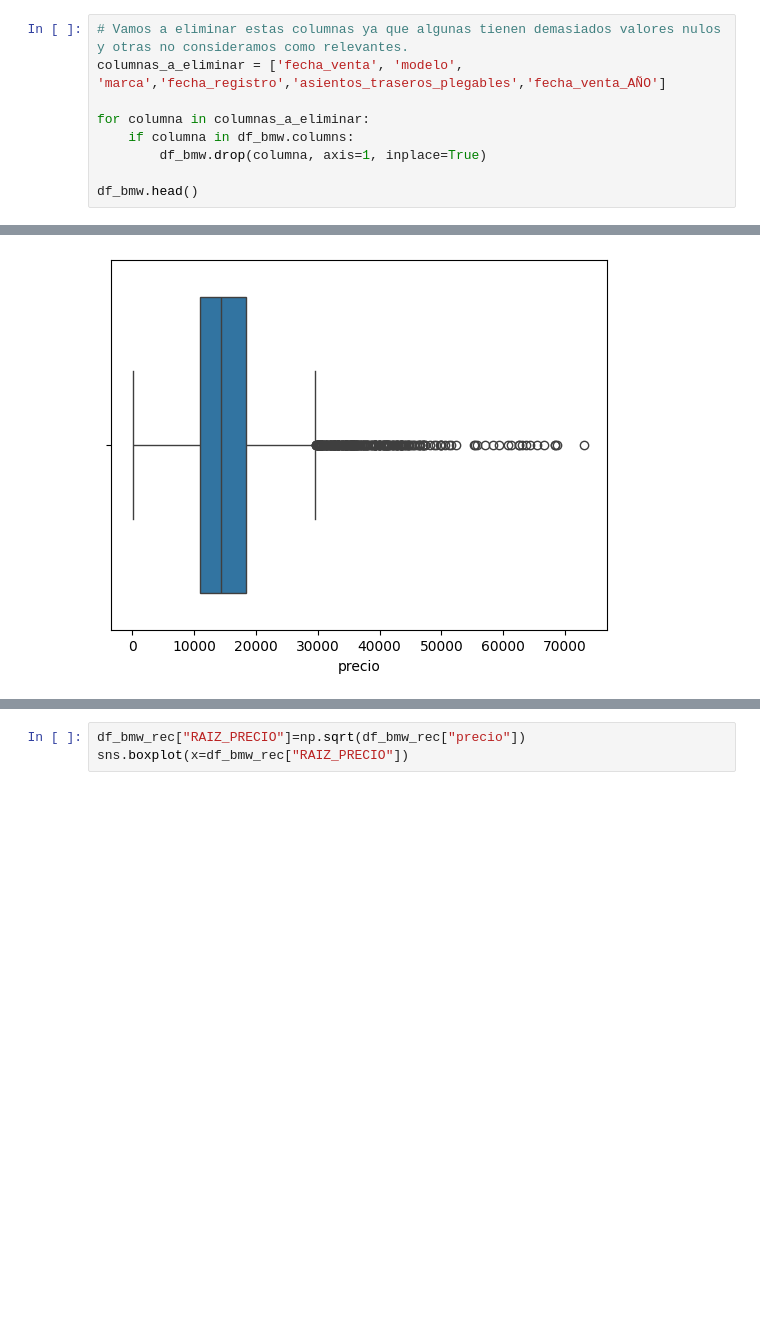
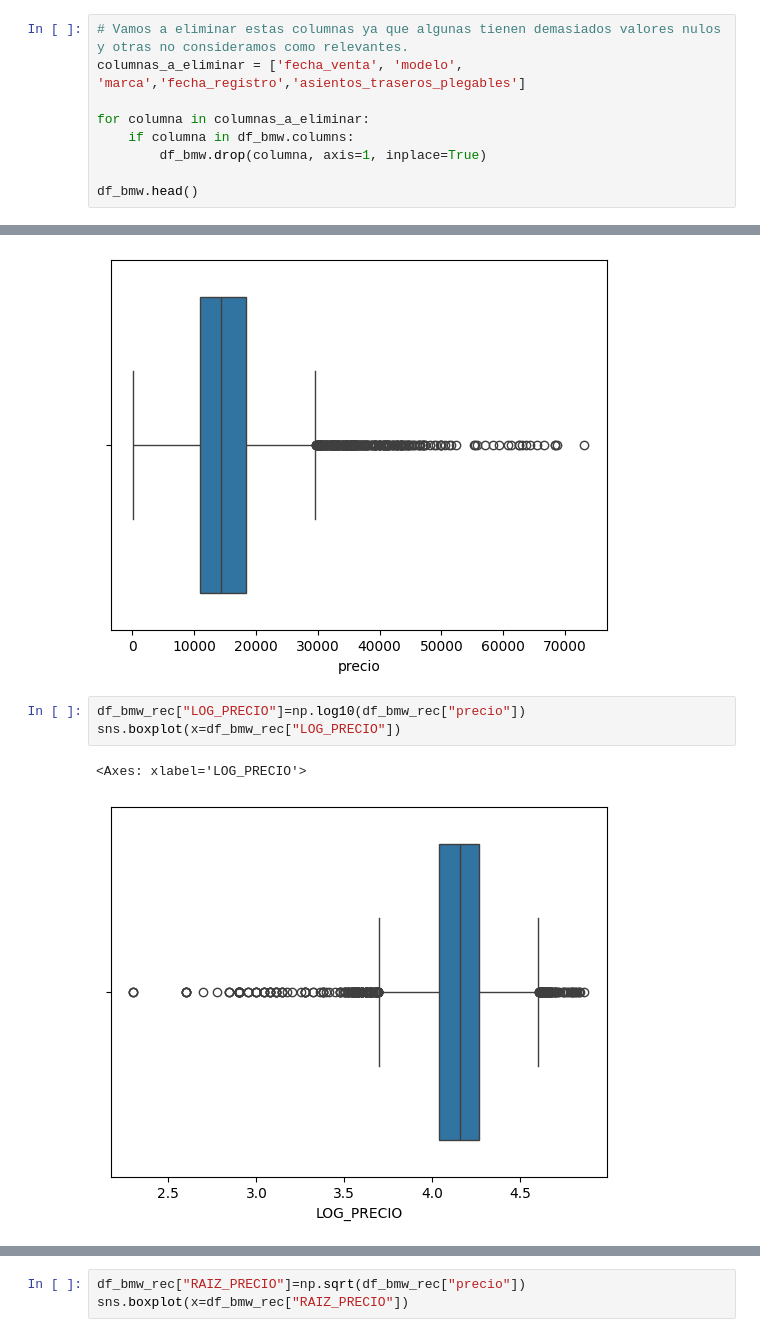
Before and after one commit to SyM97/primer_entregable, a Jupyter notebook: Primer entregable/practica_entregable_Simeon_Mitev.ipynb, the cells around one changed output, grey strips where cells are left out. Drawn from its saved outputs; the diff is of its cells as text; blank space fills up the shorter version.

```diff
--- a/Primer entregable/practica_entregable_Simeon_Mitev.ipynb
+++ b/Primer entregable/practica_entregable_Simeon_Mitev.ipynb
@@ -101,7 +101,7 @@ df_bmw.head()
 | 4 | BMW | 425 | 97097.0 | 160.0 | NaN | diesel | silver | NaN | ... |
 # %%
 # Vamos a eliminar estas columnas ya que algunas tienen demasiados valores nulos y otras no consideramos como relevantes.
-columnas_a_eliminar = ['fecha_venta', 'modelo', 'marca','fecha_registro','asientos_traseros_plegables','fecha_venta_AÑO']
+columnas_a_eliminar = ['fecha_venta', 'modelo', 'marca','fecha_registro','asientos_traseros_plegables']
 
 for columna in columnas_a_eliminar:
     if columna in df_bmw.columns:
@@ -413,3 +413,9 @@ sns.boxplot(x=df_bmw_rec["precio"])
 # %% [output]
 <Axes: xlabel='precio'>
 [figure]
+# %%
+df_bmw_rec["LOG_PRECIO"]=np.log10(df_bmw_rec["precio"])
+sns.boxplot(x=df_bmw_rec["LOG_PRECIO"])
+# %% [output]
+<Axes: xlabel='LOG_PRECIO'>
+[figure, added]
```
Also changed, not shown: parts of 7 cells of this notebook, 2 other files.
